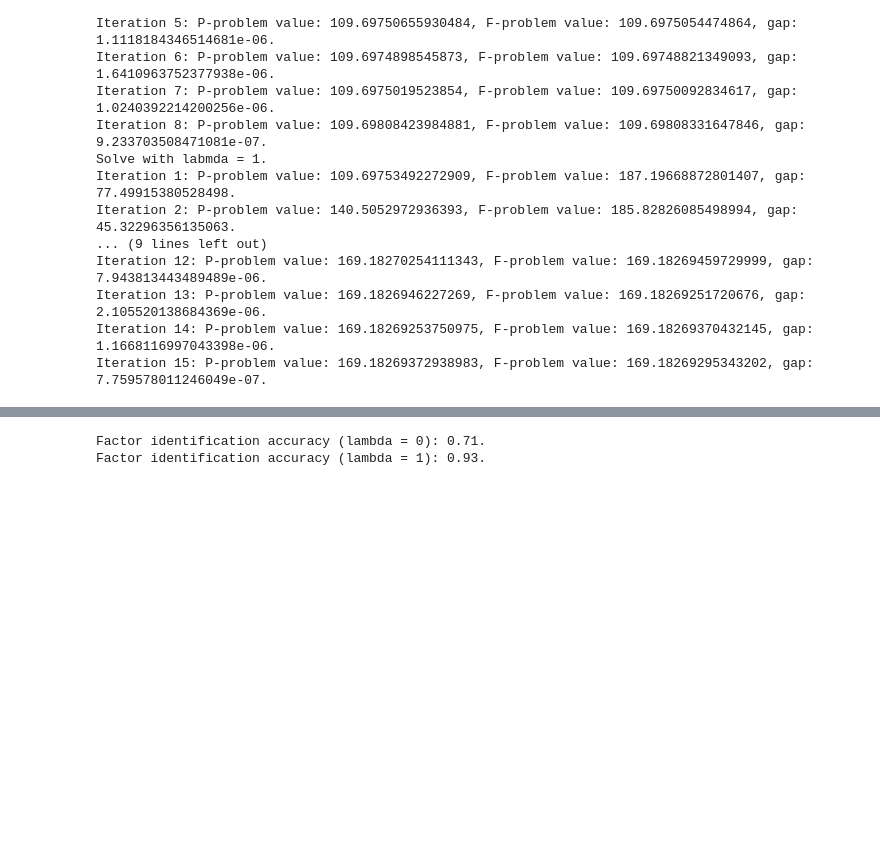
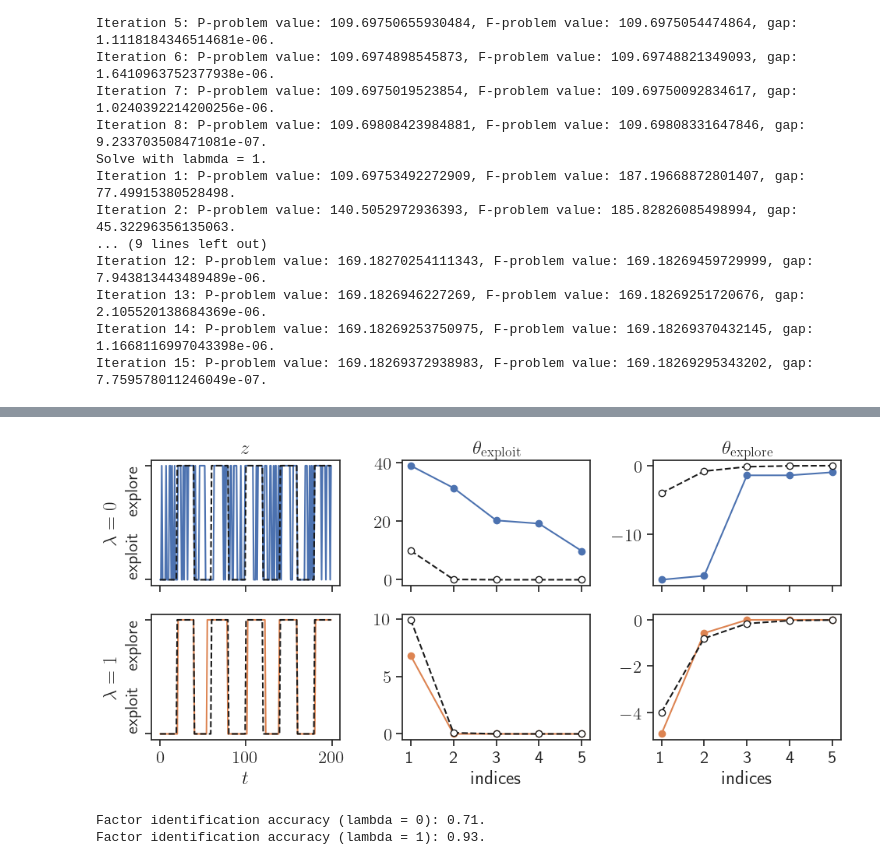
Before and after one commit to nrgrp/dlfm, a Jupyter notebook: examples/hier_forget_q_learning.ipynb, the cells around one changed output, grey strips where cells are left out. Cells and saved outputs as stored; diff of their text form; code cells hidden in the pictures; blank space fills up the shorter version.

```diff
--- a/examples/hier_forget_q_learning.ipynb
+++ b/examples/hier_forget_q_learning.ipynb
@@ -187,7 +144,51 @@ fig.savefig('../figures/hier_forget_q_learning.pdf', bbox_inches='tight')
-# %%
-for p, factor in zip([0, 1], [z_noreg, z_reg]):
-    acc = np.sum(np.argmax(factor, axis=-1) == labels) / len(labels)
-    print(f'Factor identification accuracy (lambda = {p}): {acc}.')
-# %% [output]
-Factor identification accuracy (lambda = 0): 0.71.
-Factor identification accuracy (lambda = 1): 0.93.
+# %%
+fig, axs = plt.subplots(nrows=2, ncols=3, figsize=(10, 5))
+
+colors = ['C0', 'C1']
+for r_idx, (params, factors) in enumerate(zip([thetas_noreg, thetas_reg], [z_noreg, z_reg])):
+    axs[r_idx, 0].plot(labels, linestyle='dashed', color='k', zorder=10)
+    axs[r_idx, 0].plot(np.argmax(factors, axis=-1), color=colors[r_idx])
+
+    for k in range(K):
+        axs[r_idx, k + 1].plot(coefs[k], linestyle='dashed',
+                               marker='o', markerfacecolor='w', color='k', zorder=10)
+        axs[r_idx, k + 1].plot(params[k], marker='o', color=colors[r_idx])
+
+for r_idx in range(axs.shape[0]):
+    axs[r_idx, 0].yaxis.get_majorticklabels()[0].set_verticalalignment("bottom")
+    axs[r_idx, 0].yaxis.get_majorticklabels()[1].set_verticalalignment("top")
+    axs[r_idx, 0].set_yticks([0, 1])
+    axs[r_idx, 0].set_yticklabels(['exploit', 'explore'], rotation=90)
+
+    axs[r_idx, 0].set_xticks([0, 100, 200])
+    axs[r_idx, 1].set_xticks(np.arange(0, n))
+    axs[r_idx, 1].set_xticklabels(np.arange(1, n + 1))
+    axs[r_idx, 2].set_xticks(np.arange(0, n))
+    axs[r_idx, 2].set_xticklabels(np.arange(1, n + 1))
+
+for c_idx in range(axs.shape[-1]):
+    axs[0, c_idx].set_xticklabels([])
+
+axs[1, 0].set_xlabel(r'$t$')
+axs[1, 1].set_xlabel('indices')
+axs[1, 2].set_xlabel('indices')
+
+axs[0, 0].set_title(r'$z$')
+axs[0, 1].set_title(r"$\theta_{\rm exploit}$")
+axs[0, 2].set_title(r"$\theta_{\rm explore}$")
+
+axs[0, 0].set_ylabel(r'$\lambda = 0$')
+axs[1, 0].set_ylabel(r'$\lambda = 1$')
+
+plt.tight_layout()
+
+fig.savefig('../figures/hier_forget_q_learning.pdf', bbox_inches='tight')
+# %% [output]
+[figure, added]
+# %%
+for p, factor in zip([0, 1], [z_noreg, z_reg]):
+    acc = np.sum(np.argmax(factor, axis=-1) == labels) / len(labels)
+    print(f'Factor identification accuracy (lambda = {p}): {acc}.')
+# %% [output]
+Factor identification accuracy (lambda = 0): 0.71.
+Factor identification accuracy (lambda = 1): 0.93.
```
Also changed, not shown: parts of 1 cell of this notebook, 2 other files.
